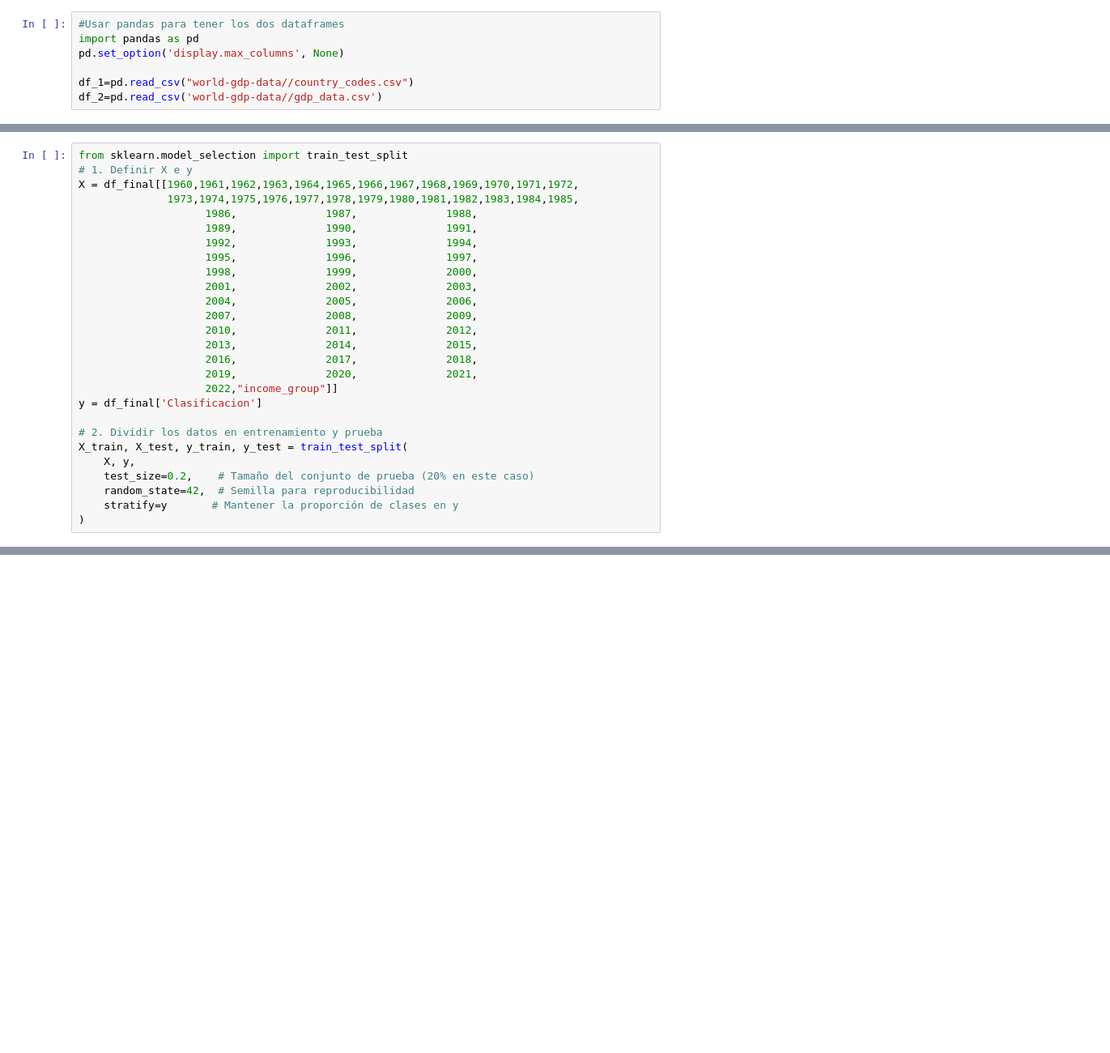
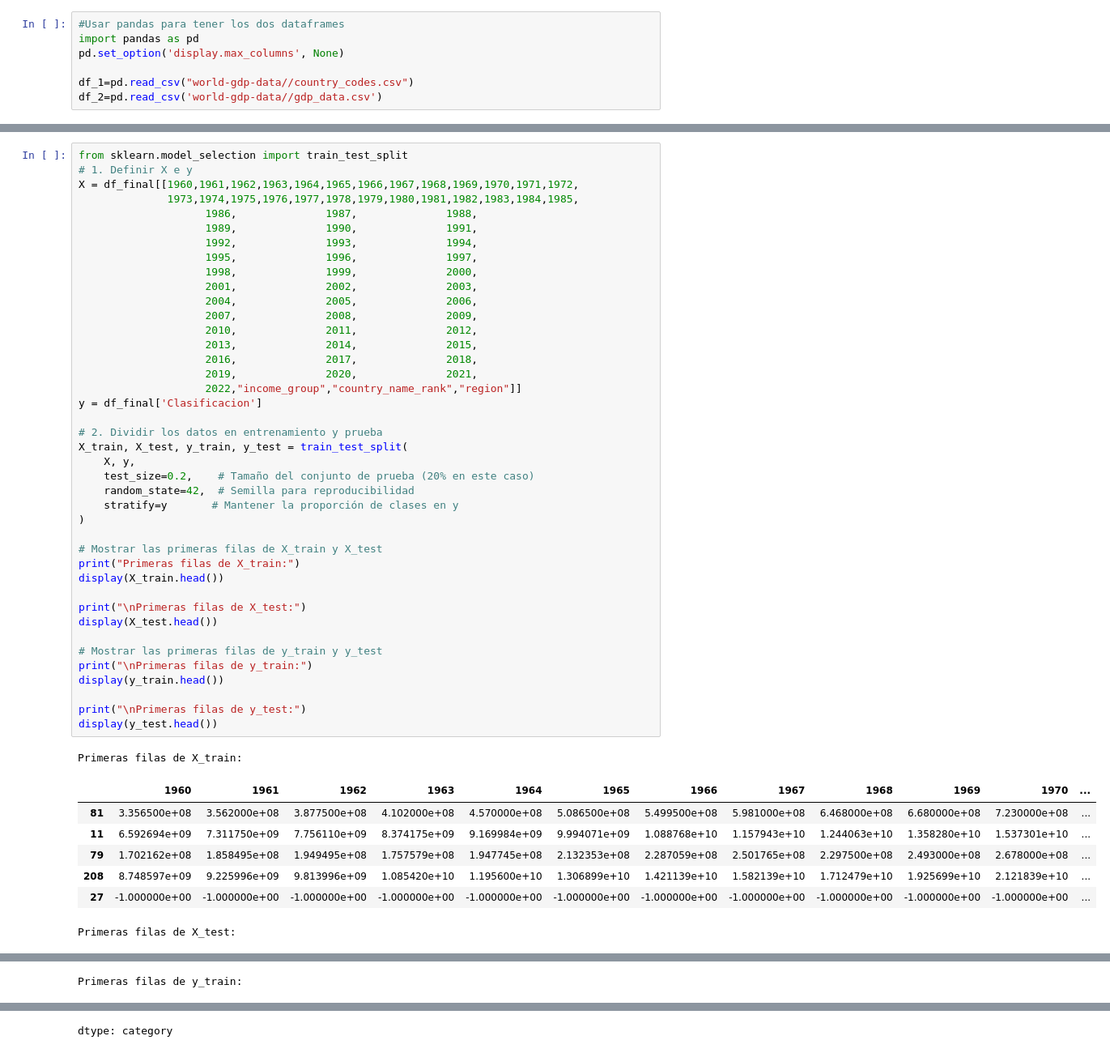
Before and after one commit to jechavarria12/World_GDP_Neural_netowrk, a Jupyter notebook: Copia_de_world_bank_neural_network.ipynb, the cells around one changed output, grey strips where cells are left out. Shown: that part at 81% size. Saved outputs shown, nothing was run; the diff lists cells and outputs as text; blank space fills up the shorter version.

```diff
--- a/Copia_de_world_bank_neural_network.ipynb
+++ b/Copia_de_world_bank_neural_network.ipynb
@@ -177,27 +214,50 @@ display(df_final.head())
 # %%
 from sklearn.model_selection import train_test_split
 # 1. Definir X e y
 X = df_final[[1960,1961,1962,1963,1964,1965,1966,1967,1968,1969,1970,1971,1972,
               1973,1974,1975,1976,1977,1978,1979,1980,1981,1982,1983,1984,1985,
                     1986,              1987,              1988,
                     1989,              1990,              1991,
                     1992,              1993,              1994,
                     1995,              1996,              1997,
                     1998,              1999,              2000,
                     2001,              2002,              2003,
                     2004,              2005,              2006,
                     2007,              2008,              2009,
                     2010,              2011,              2012,
                     2013,              2014,              2015,
                     2016,              2017,              2018,
                     2019,              2020,              2021,
-                    2022,"income_group"]]
+                    2022,"income_group","country_name_rank","region"]]
 y = df_final['Clasificacion']
 
 # 2. Dividir los datos en entrenamiento y prueba
 X_train, X_test, y_train, y_test = train_test_split(
     X, y,
     test_size=0.2,    # Tamaño del conjunto de prueba (20% en este caso)
     random_state=42,  # Semilla para reproducibilidad
     stratify=y       # Mantener la proporción de clases en y
 )
+
+# Mostrar las primeras filas de X_train y X_test
+print("Primeras filas de X_train:")
+display(X_train.head())
+
+print("\nPrimeras filas de X_test:")
+display(X_test.head())
+
+# Mostrar las primeras filas de y_train y y_test
+print("\nPrimeras filas de y_train:")
+display(y_train.head())
+
+print("\nPrimeras filas de y_test:")
+display(y_test.head())
+# %% [output]
+Primeras filas de X_train:
+|  | 1960 | 1961 | 1962 | 1963 | 1964 | 1965 | 1966 | 1967 | 1968 | 1969 | 1970 | ... |
+| 81 | 3.356500e+08 | 3.562000e+08 | 3.877500e+08 | 4.102000e+08 | 4.570000e+08 | 5.086500e+08 | 5.499500e+08 | 5.981000e+08 | 6.468000e+08 | 6.680000e+08 | 7.230000e+08 | ... |
+| 11 | 6.592694e+09 | 7.311750e+09 | 7.756110e+09 | 8.374175e+09 | 9.169984e+09 | 9.994071e+09 | 1.088768e+10 | 1.157943e+10 | 1.244063e+10 | 1.358280e+10 | 1.537301e+10 | ... |
+| 79 | 1.702162e+08 | 1.858495e+08 | 1.949495e+08 | 1.757579e+08 | 1.947745e+08 | 2.132353e+08 | 2.287059e+08 | 2.501765e+08 | 2.297500e+08 | 2.493000e+08 | 2.678000e+08 | ... |
+| 208 | 8.748597e+09 | 9.225996e+09 | 9.813996e+09 | 1.085420e+10 | 1.195600e+10 | 1.306899e+10 | 1.421139e+10 | 1.582139e+10 | 1.712479e+10 | 1.925699e+10 | 2.121839e+10 | ... |
+| 27 | -1.000000e+00 | -1.000000e+00 | -1.000000e+00 | -1.000000e+00 | -1.000000e+00 | -1.000000e+00 | -1.000000e+00 | -1.000000e+00 | -1.000000e+00 | -1.000000e+00 | -1.000000e+00 | ... |
+Primeras filas de X_test:
@@ -203,0 +270 @@ X_train, X_test, y_train, y_test = train_test_split(
+Primeras filas de y_train:
@@ -203,0 +277 @@ X_train, X_test, y_train, y_test = train_test_split(
+dtype: category
```
Also changed, not shown: parts of 14 cells of this notebook.
